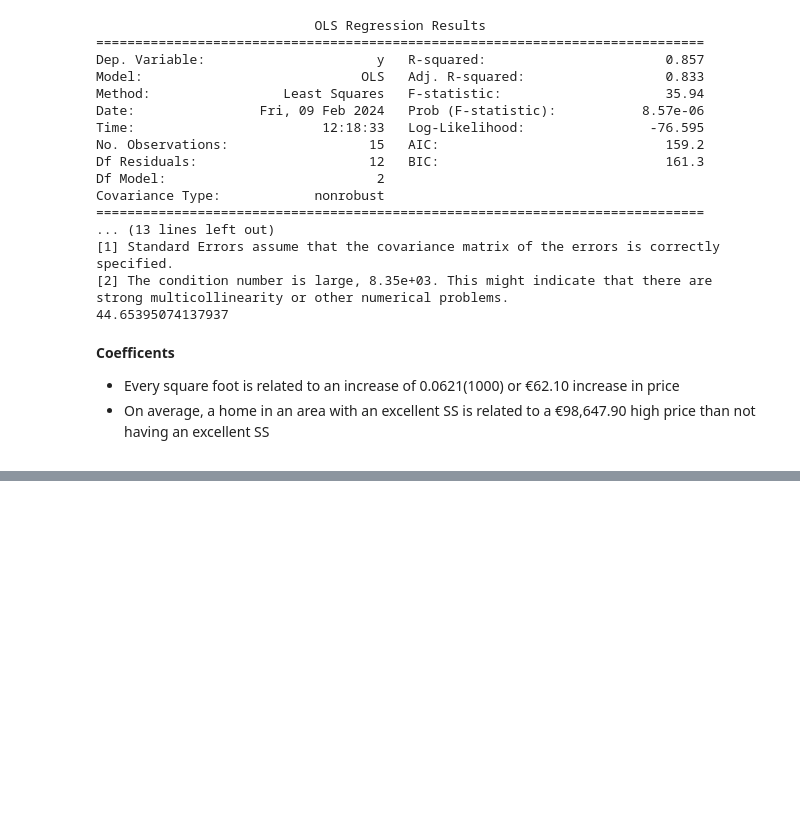
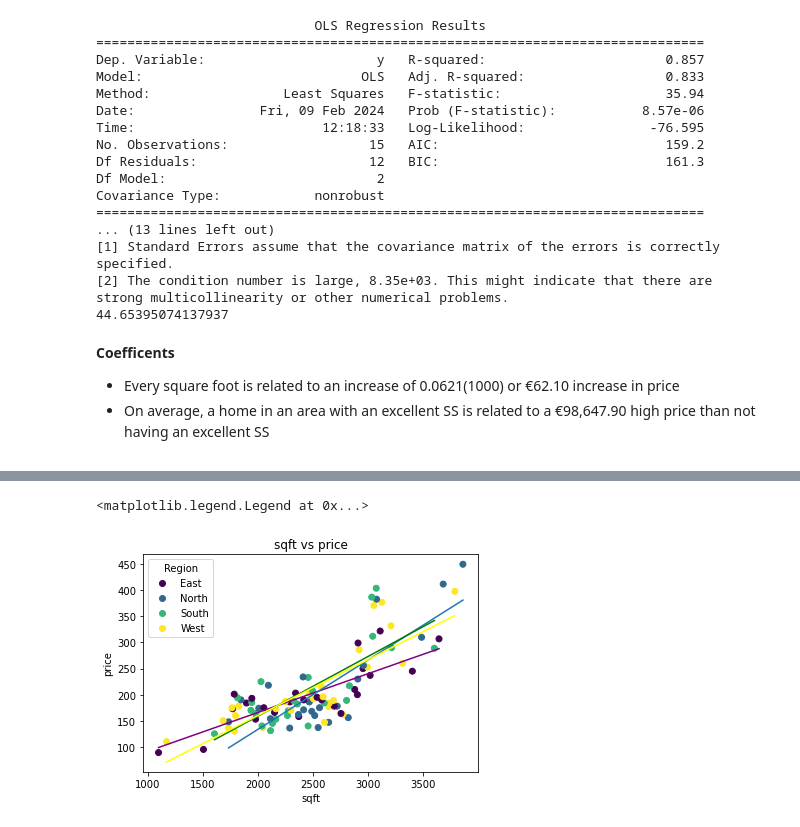
Before and after one commit to johnloane/sd4_dav_24, a Jupyter notebook: Multivariate Analysis Late.ipynb, the cells around one changed output, grey strips where cells are left out. Cells and saved outputs as stored; diff of their text form; code cells hidden in the pictures; blank space fills up the shorter version.

```diff
--- a/Multivariate Analysis Late.ipynb
+++ b/Multivariate Analysis Late.ipynb
@@ -794,0 +843,37 @@ region = ["East", "East", "West", "South", "West", "South", "North", "West", "No
+# %%
+# Get sqft and price for each region
+east_sqft = []
+east_price = []
+north_sqft = []
+north_price = []
+south_sqft = []
+south_price = []
+west_sqft = []
+west_price = []
+for i in range(len(region)):
+    if region[i] == "East":
+        east_sqft.append(sqft[i])
+        east_price.append(price[i])
+    elif region[i] == "North":
+        north_sqft.append(sqft[i])
+        north_price.append(price[i])
+    elif region[i] == "South":
+        south_sqft.append(sqft[i])
+        south_price.append(price[i])
+    else:
+        west_sqft.append(sqft[i])
+        west_price.append(price[i])
+# %%
+legend_names = ["East", "North", "South", "West"]
+plt.title("sqft vs price")
+plt.xlabel("sqft")
+plt.ylabel("price")
+scatter = plt.scatter(sqft, price, c = labels)
+plt.plot(np.unique(east_sqft), np.poly1d(np.polyfit(east_sqft, east_price, 1))(np.unique(east_sqft)), 'purple')
+plt.plot(np.unique(north_sqft), np.poly1d(np.polyfit(north_sqft, north_price, 1))(np.unique(north_sqft)), 'tab:blue')
+plt.plot(np.unique(south_sqft), np.poly1d(np.polyfit(south_sqft, south_price, 1))(np.unique(south_sqft)), 'green')
+plt.plot(np.unique(west_sqft), np.poly1d(np.polyfit(west_sqft, west_price, 1))(np.unique(west_sqft)), 'yellow')
+plt.legend(handles = scatter.legend_elements()[0], labels=legend_names, title="Region")
+# %% [output]
+<matplotlib.legend.Legend at 0x...>
+[figure, added]
```
Also changed, not shown: parts of 5 cells of this notebook.
